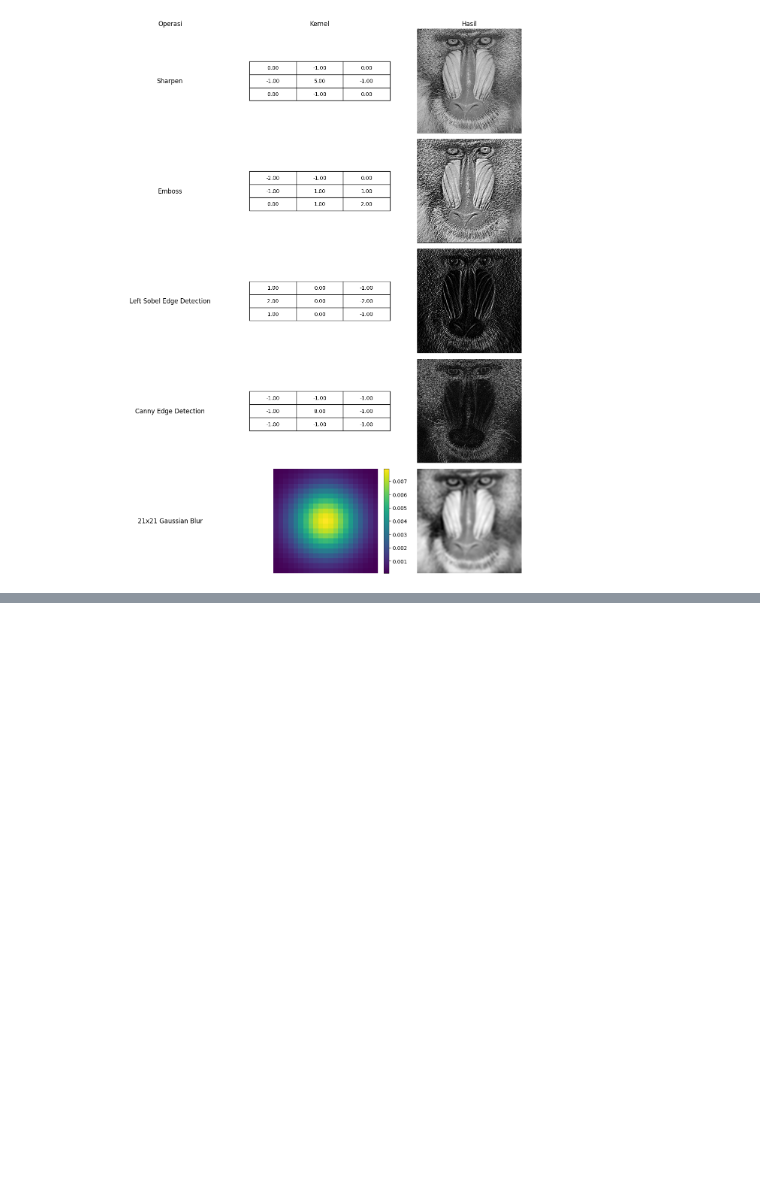
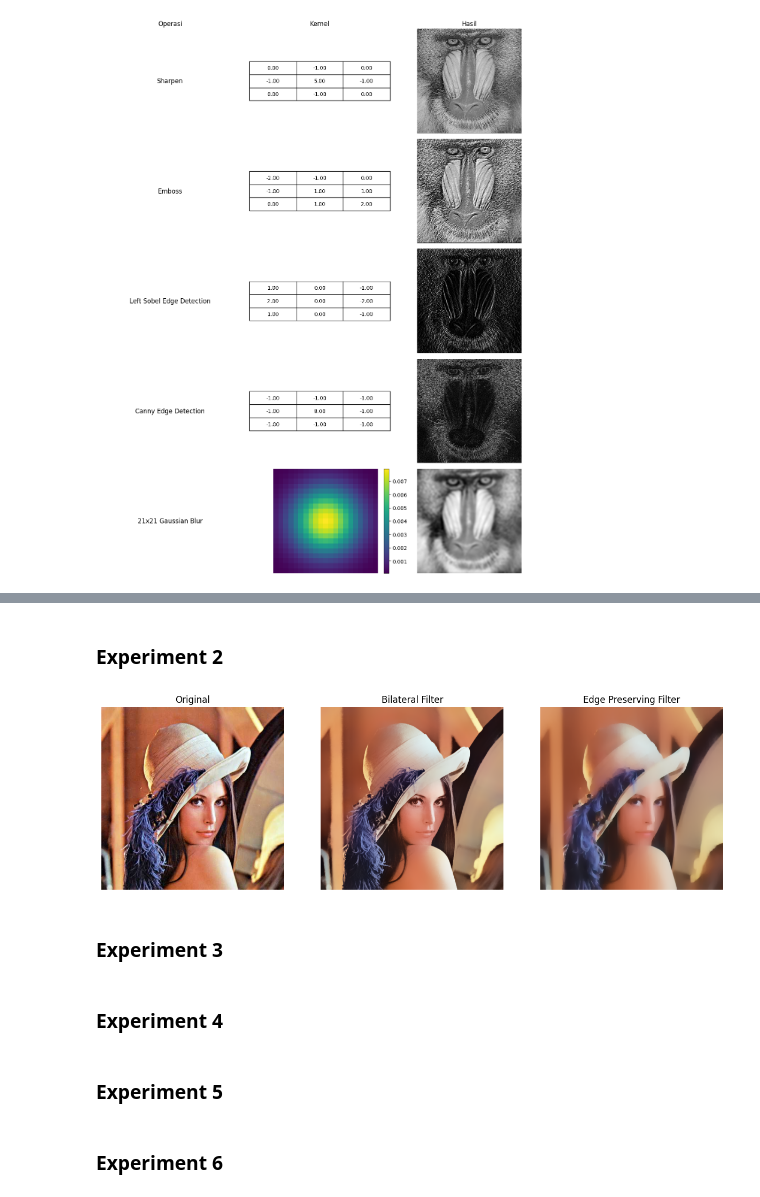
Before and after one commit to sherlyazkiah/PCVK, a Jupyter notebook: Week6.ipynb, the cells around one changed output, grey strips where cells are left out. Drawn from its saved outputs; the diff is of its cells as text; code cells hidden in the pictures; blank space fills up the shorter version.

```diff
--- a/Week6.ipynb
+++ b/Week6.ipynb
@@ -114,0 +159,27 @@ plt.show()
+# %% [markdown]
+### Experiment 2
+# %%
+# Filter Modern from OpenCV
+# Bilateral Filter (edge-preserving)
+bilateral = cv.bilateralFilter(img, d=50, sigmaColor=100, sigmaSpace=100)
+
+# Edge Preserving Filter (alternative to Guided Filter)
+edge_preserve = cv.edgePreservingFilter(
+    img, flags=1, sigma_s=100, sigma_r=0.9
+)
+
+# Show results side by side
+show_side_by_side(
+    [img, bilateral, edge_preserve],
+    ["Original", "Bilateral Filter", "Edge Preserving Filter"]
+)
+# %% [output]
+[figure, added]
+# %% [markdown]
+### Experiment 3
+# %% [markdown]
+### Experiment 4
+# %% [markdown]
+### Experiment 5
+# %% [markdown]
+### Experiment 6
```
Also changed, not shown: parts of 5 cells of this notebook.
